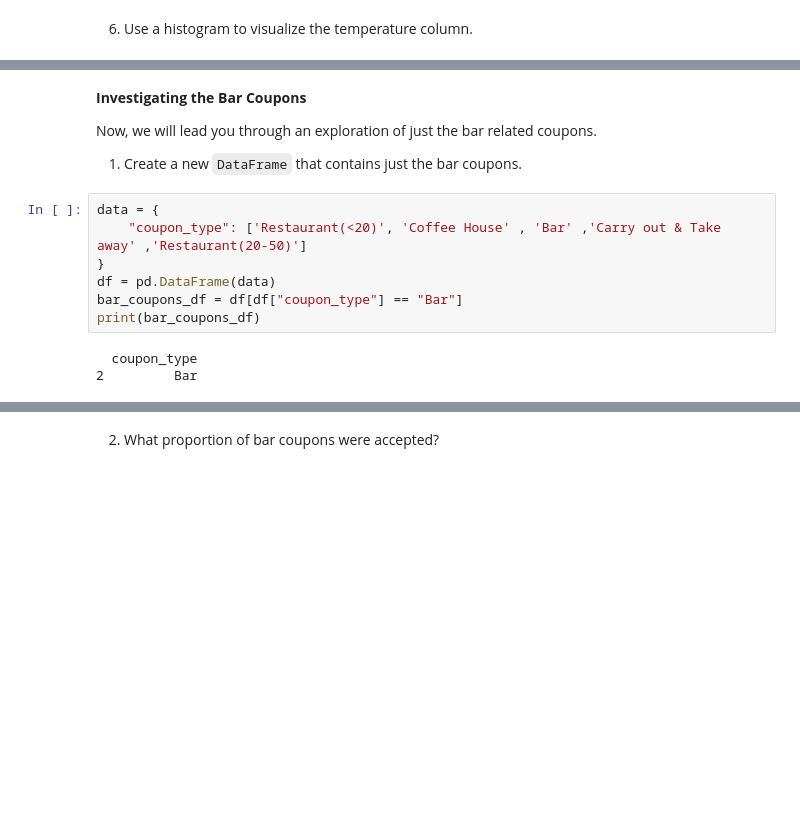
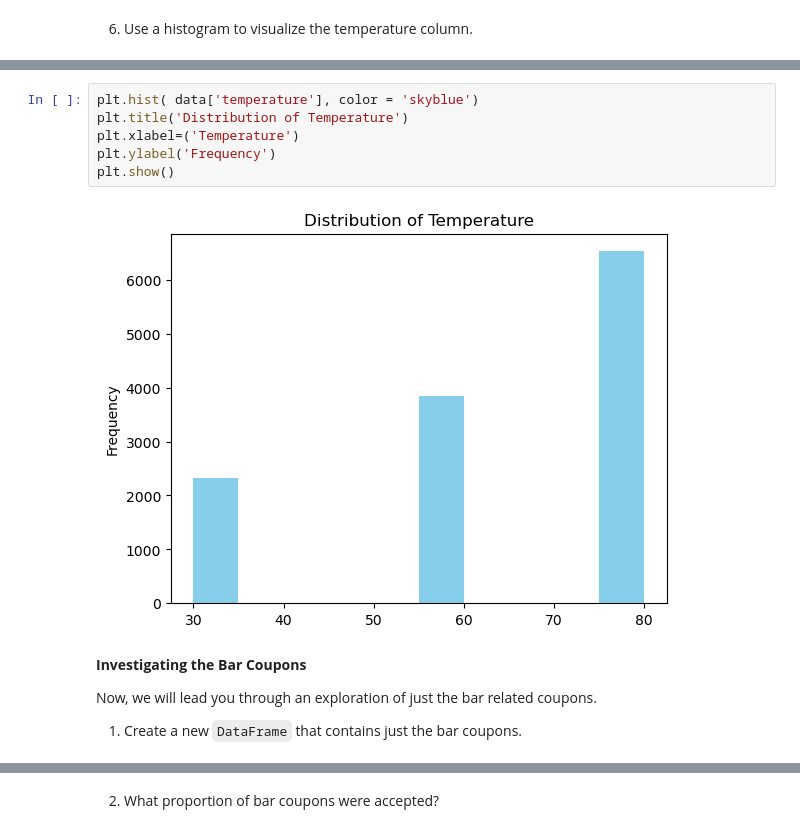
Before and after one commit to resh-re/Project---Amazon, a Jupyter notebook: prompt.ipynb, the cells around one changed output, grey strips where cells are left out. Saved outputs shown, nothing was run; the diff lists cells and outputs as text; blank space fills up the shorter version.

```diff
--- a/prompt.ipynb
+++ b/prompt.ipynb
@@ -165,16 +161,14 @@ plt.hist( x = 'temperature', color = 'skyblue' )
+# %%
+plt.hist( data['temperature'], color = 'skyblue')
+plt.title('Distribution of Temperature')
+plt.xlabel=('Temperature')
+plt.ylabel('Frequency')
+plt.show()
+# %% [output]
+[figure, added]
 # %% [markdown]
 **Investigating the Bar Coupons**
 
 Now, we will lead you through an exploration of just the bar related coupons.
 
 1. Create a new `DataFrame` that contains just the bar coupons.
-# %%
-data = {
-    "coupon_type": ['Restaurant(<20)', 'Coffee House' , 'Bar' ,'Carry out & Take away' ,'Restaurant(20-50)']
-}
-df = pd.DataFrame(data)
-bar_coupons_df = df[df["coupon_type"] == "Bar"]
-print(bar_coupons_df)
-# %% [output]
-  coupon_type
-2         Bar
```
Also changed, not shown: parts of 21 cells of this notebook.
